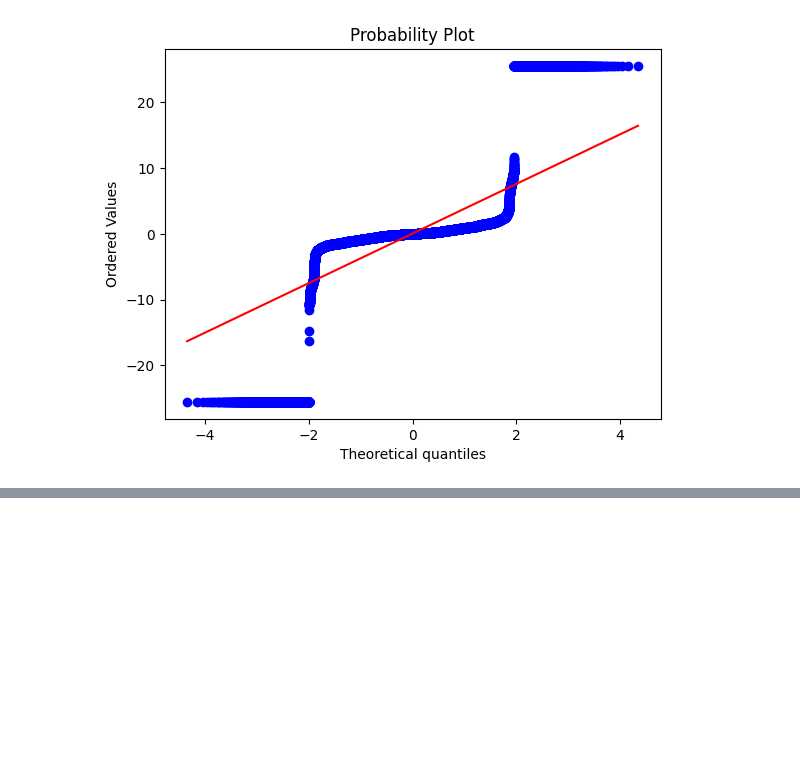
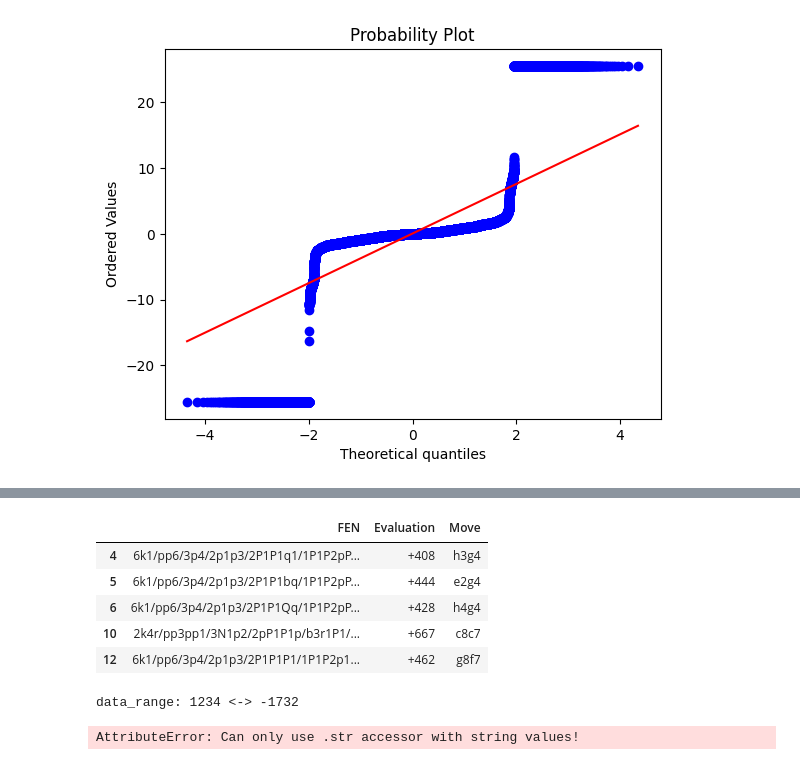
Before and after one commit to Mathwizard1/reimagined-octosquare, a Jupyter notebook: data_viewer.ipynb, the cells around one changed output, grey strips where cells are left out. Cells and saved outputs as stored; diff of their text form; code cells hidden in the pictures; blank space fills up the shorter version.

```diff
--- a/data_viewer.ipynb
+++ b/data_viewer.ipynb
@@ -120,0 +139,24 @@ plt.show()
+# %%
+# mask method
+mask = tact_df['Evaluation'].str.contains('#')
+
+# normal position
+filtered_df = tact_df[mask == False]
+filtered_df.head()
+# %% [output]
+|  | FEN | Evaluation | Move |
+| 4 | 6k1/pp6/3p4/2p1p3/2P1P1q1/1P1P2pP... | +408 | h3g4 |
+| 5 | 6k1/pp6/3p4/2p1p3/2P1P1bq/1P1P2pP... | +444 | e2g4 |
+| 6 | 6k1/pp6/3p4/2p1p3/2P1P1Qq/1P1P2pP... | +428 | h4g4 |
+| 10 | 2k4r/pp3pp1/3N1p2/2pP1P1p/b3r1P1/... | +667 | c8c7 |
+| 12 | 6k1/pp6/3p4/2p1p3/2P1P1P1/1P1P2p1... | +462 | g8f7 |
+# %%
+targets = filtered_df['Evaluation'].to_numpy(dtype= int)
+print(f'data_range: {targets.max()} <-> {targets.min()}')
+# %% [output]
+data_range: 1234 <-> -1732
+# %%
+tact_df.loc[df['Evaluation'].str.contains('#-'), 'Evaluation'] = '-20000'
+tact_df.loc[df['Evaluation'].str.contains('#+'), 'Evaluation'] = '+20000'
+# %% [output]
+AttributeError: Can only use .str accessor with string values!
```
Also changed, not shown: parts of 2 cells of this notebook, 4 other files.
